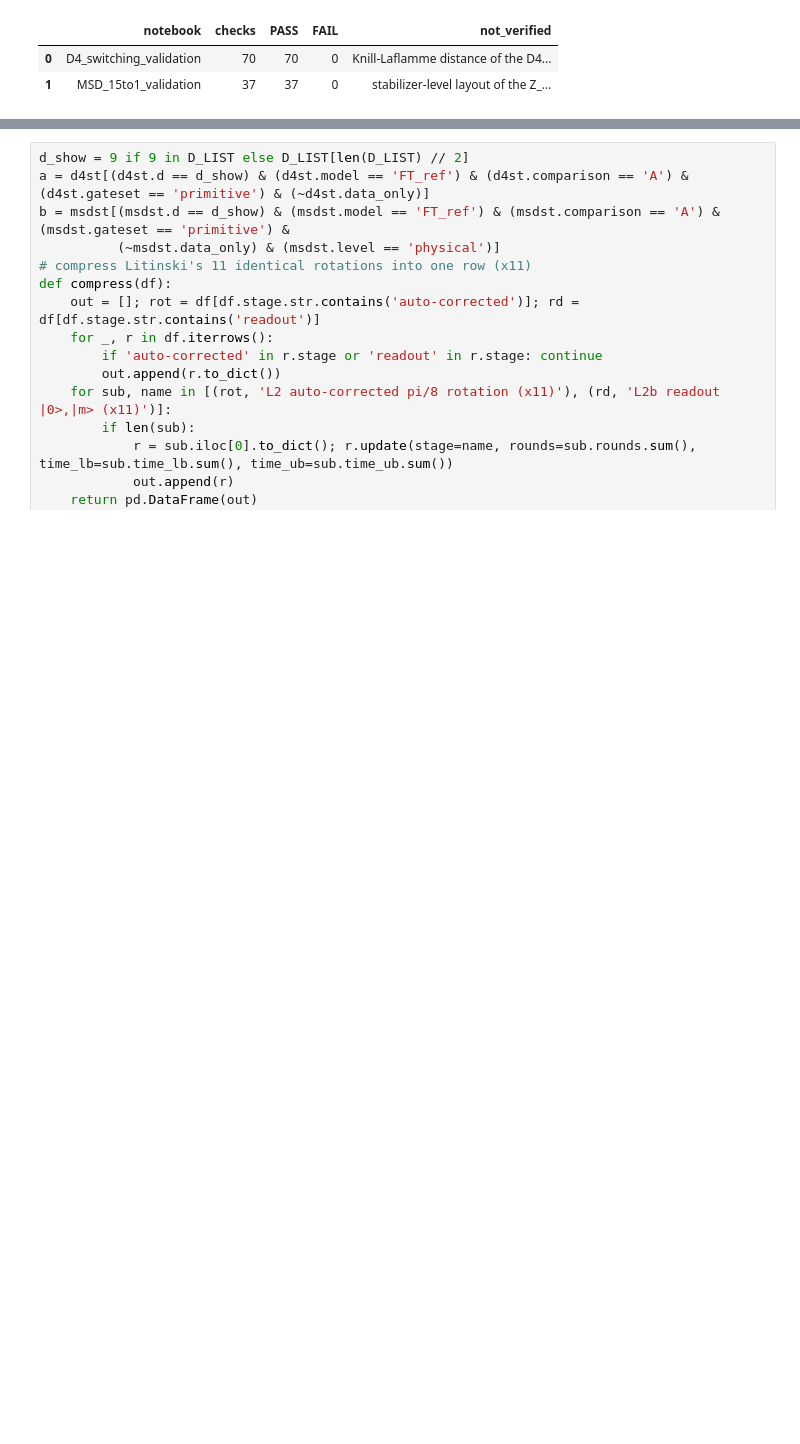
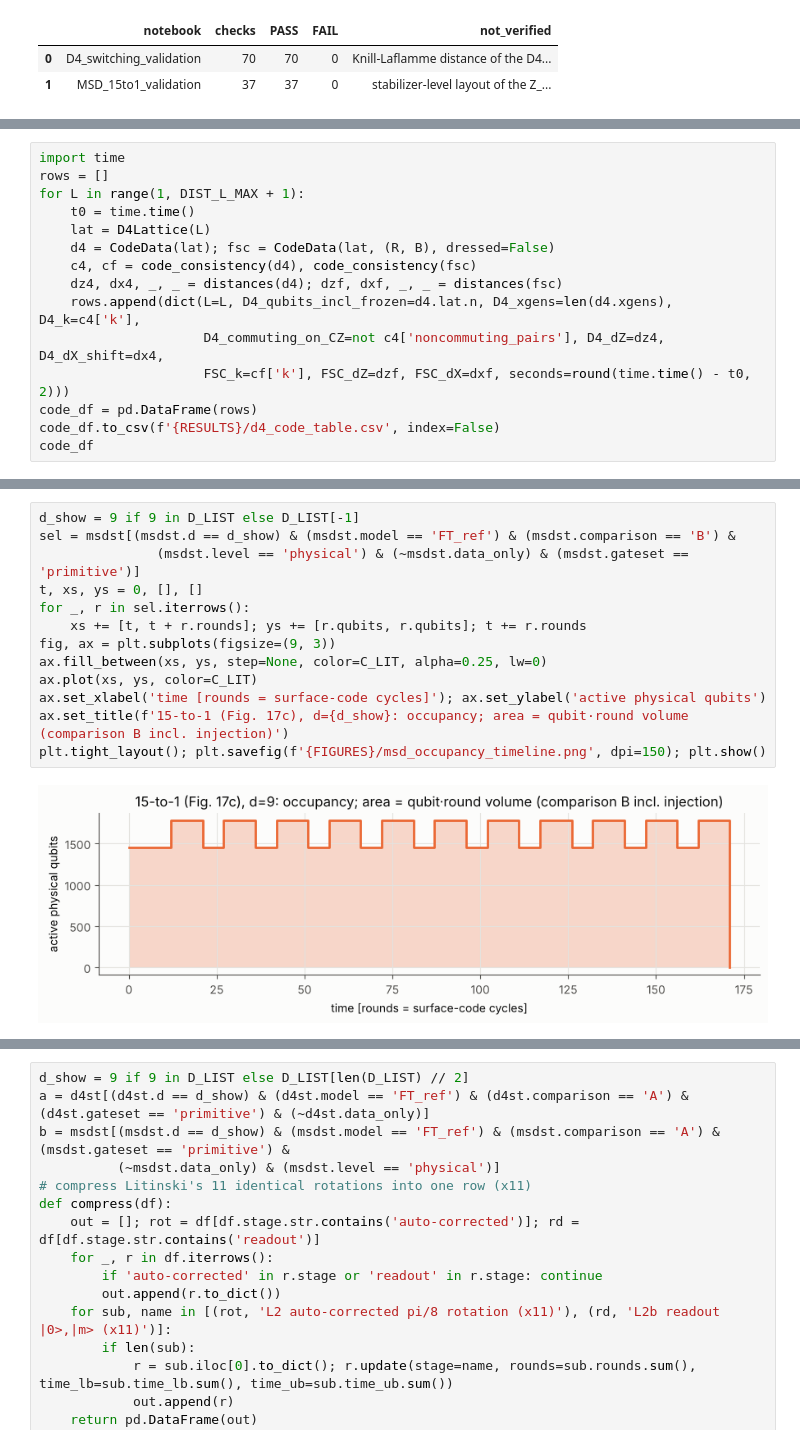
Before and after one commit to Danjobyodo/2026-10-24_StudyWithClaude, a Jupyter notebook: resource_analysis.ipynb, the cells around one changed output, grey strips where cells are left out. Drawn from its saved outputs; the diff is of its cells as text; blank space fills up the shorter version.

```diff
--- a/resource_comparison.ipynb
+++ b/resource_analysis.ipynb
@@ -2430,0 +2579,15 @@ val_df = pd.DataFrame(rows); val_df
+# %%
+import time
+rows = []
+for L in range(1, DIST_L_MAX + 1):
+    t0 = time.time()
+    lat = D4Lattice(L)
+    d4 = CodeData(lat); fsc = CodeData(lat, (R, B), dressed=False)
+    c4, cf = code_consistency(d4), code_consistency(fsc)
+    dz4, dx4, _, _ = distances(d4); dzf, dxf, _, _ = distances(fsc)
+    rows.append(dict(L=L, D4_qubits_incl_frozen=d4.lat.n, D4_xgens=len(d4.xgens), D4_k=c4['k'],
+                     D4_commuting_on_CZ=not c4['noncommuting_pairs'], D4_dZ=dz4, D4_dX_shift=dx4,
+                     FSC_k=cf['k'], FSC_dZ=dzf, FSC_dX=dxf, seconds=round(time.time() - t0, 2)))
+code_df = pd.DataFrame(rows)
+code_df.to_csv(f'{RESULTS}/d4_code_table.csv', index=False)
+code_df
@@ -2430,0 +2899,15 @@ val_df = pd.DataFrame(rows); val_df
+# %%
+d_show = 9 if 9 in D_LIST else D_LIST[-1]
+sel = msdst[(msdst.d == d_show) & (msdst.model == 'FT_ref') & (msdst.comparison == 'B') &
+               (msdst.level == 'physical') & (~msdst.data_only) & (msdst.gateset == 'primitive')]
+t, xs, ys = 0, [], []
+for _, r in sel.iterrows():
+    xs += [t, t + r.rounds]; ys += [r.qubits, r.qubits]; t += r.rounds
+fig, ax = plt.subplots(figsize=(9, 3))
+ax.fill_between(xs, ys, step=None, color=C_LIT, alpha=0.25, lw=0)
+ax.plot(xs, ys, color=C_LIT)
+ax.set_xlabel('time [rounds = surface-code cycles]'); ax.set_ylabel('active physical qubits')
+ax.set_title(f'15-to-1 (Fig. 17c), d={d_show}: occupancy; area = qubit·round volume (comparison B incl. injection)')
+plt.tight_layout(); plt.savefig(f'{FIGURES}/msd_occupancy_timeline.png', dpi=150); plt.show()
+# %% [output]
+[figure, added]
```
Also changed, not shown: parts of 47 cells of this notebook, 19 other files.
